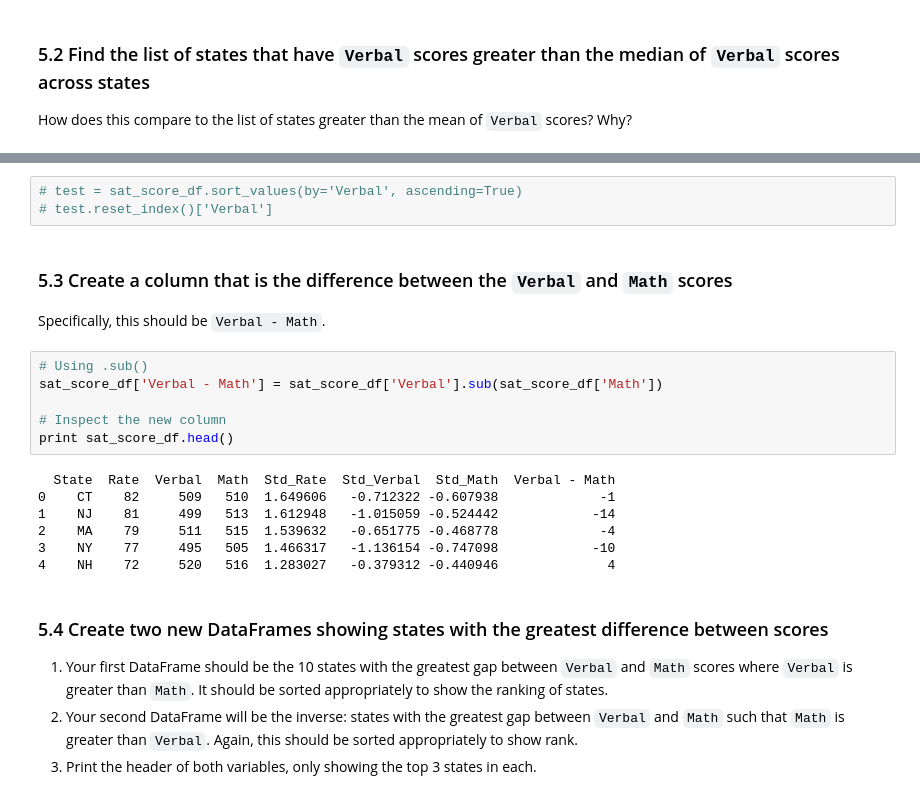
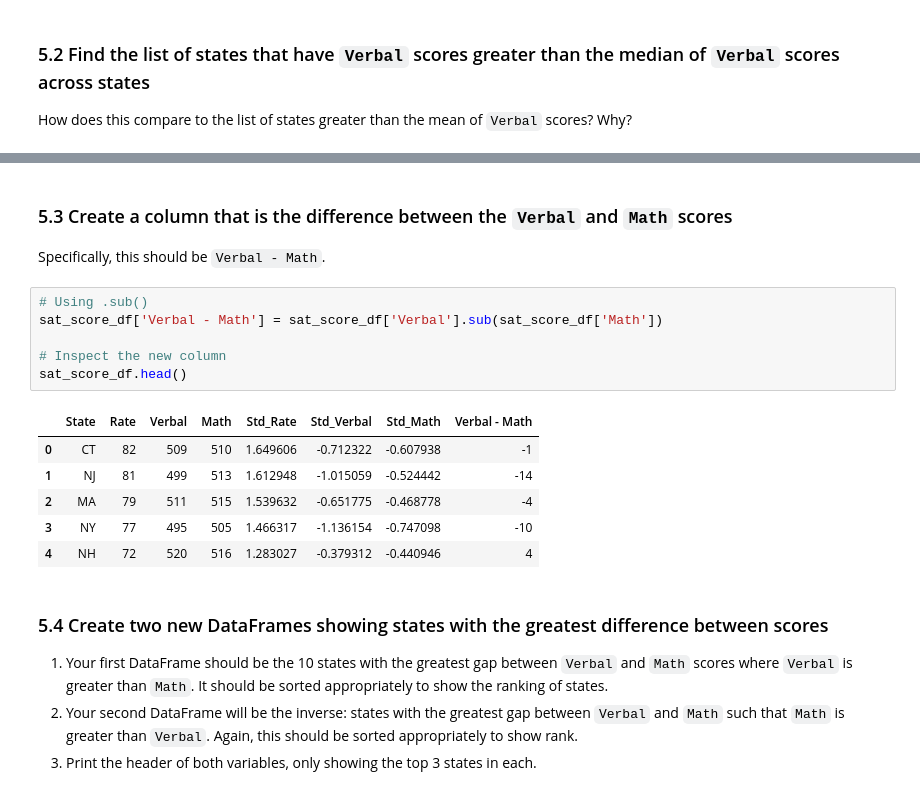
Before and after one commit to omars90/DSI_02, a Jupyter notebook: project-two/project-02-v2-starter-code.ipynb, the cells around one changed output, grey strips where cells are left out. Cells and saved outputs as stored; diff of their text form.

```diff
--- a/project-two/project-02-v2-starter-code.ipynb
+++ b/project-two/project-02-v2-starter-code.ipynb
@@ -408,6 +417,3 @@ Are the observations above the mean the same as the one in the median? True
-# %%
-# test = sat_score_df.sort_values(by='Verbal', ascending=True)
-# test.reset_index()['Verbal']
 # %% [markdown]
 ### 5.3 Create a column that is the difference between the `Verbal` and `Math` scores
 
@@ -415,16 +421,16 @@ Specifically, this should be `Verbal - Math`.
 # %%
 # Using .sub()
 sat_score_df['Verbal - Math'] = sat_score_df['Verbal'].sub(sat_score_df['Math'])
 
 # Inspect the new column
-print sat_score_df.head()
+sat_score_df.head()
 # %% [output]
-  State  Rate  Verbal  Math  Std_Rate  Std_Verbal  Std_Math  Verbal - Math
-0    CT    82     509   510  1.649606   -0.712322 -0.607938             -1
-1    NJ    81     499   513  1.612948   -1.015059 -0.524442            -14
-2    MA    79     511   515  1.539632   -0.651775 -0.468778             -4
-3    NY    77     495   505  1.466317   -1.136154 -0.747098            -10
-4    NH    72     520   516  1.283027   -0.379312 -0.440946              4
+|  | State | Rate | Verbal | Math | Std_Rate | Std_Verbal | Std_Math | Verbal - Math |
+| 0 | CT | 82 | 509 | 510 | 1.649606 | -0.712322 | -0.607938 | -1 |
+| 1 | NJ | 81 | 499 | 513 | 1.612948 | -1.015059 | -0.524442 | -14 |
+| 2 | MA | 79 | 511 | 515 | 1.539632 | -0.651775 | -0.468778 | -4 |
+| 3 | NY | 77 | 495 | 505 | 1.466317 | -1.136154 | -0.747098 | -10 |
+| 4 | NH | 72 | 520 | 516 | 1.283027 | -0.379312 | -0.440946 | 4 |
 # %% [markdown]
 ### 5.4 Create two new DataFrames showing states with the greatest difference between scores
 
```
Also changed, not shown: parts of 56 cells of this notebook.
